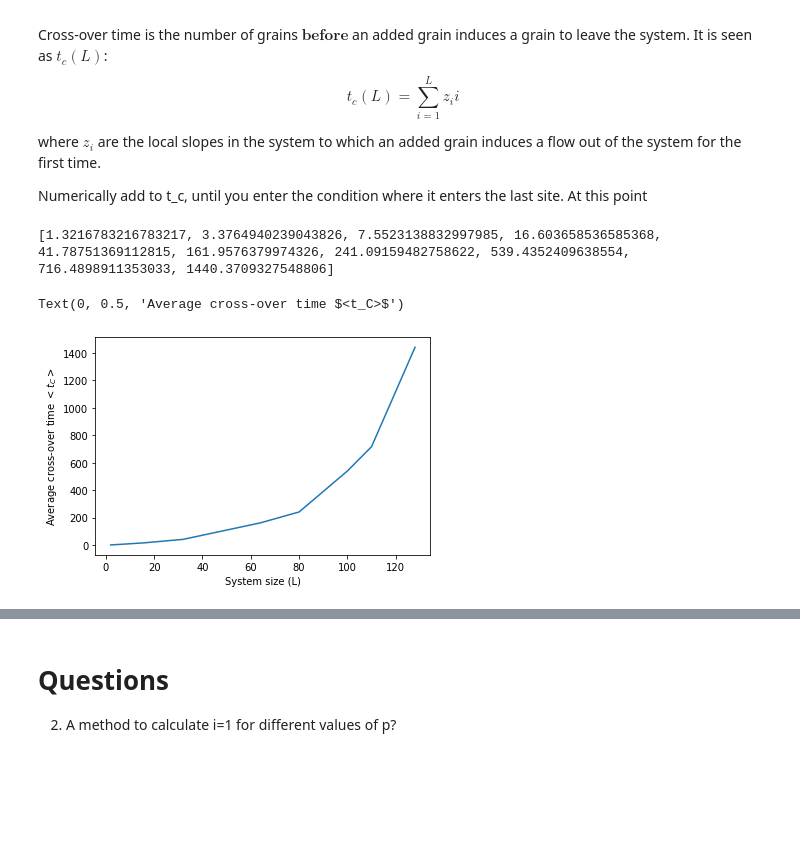
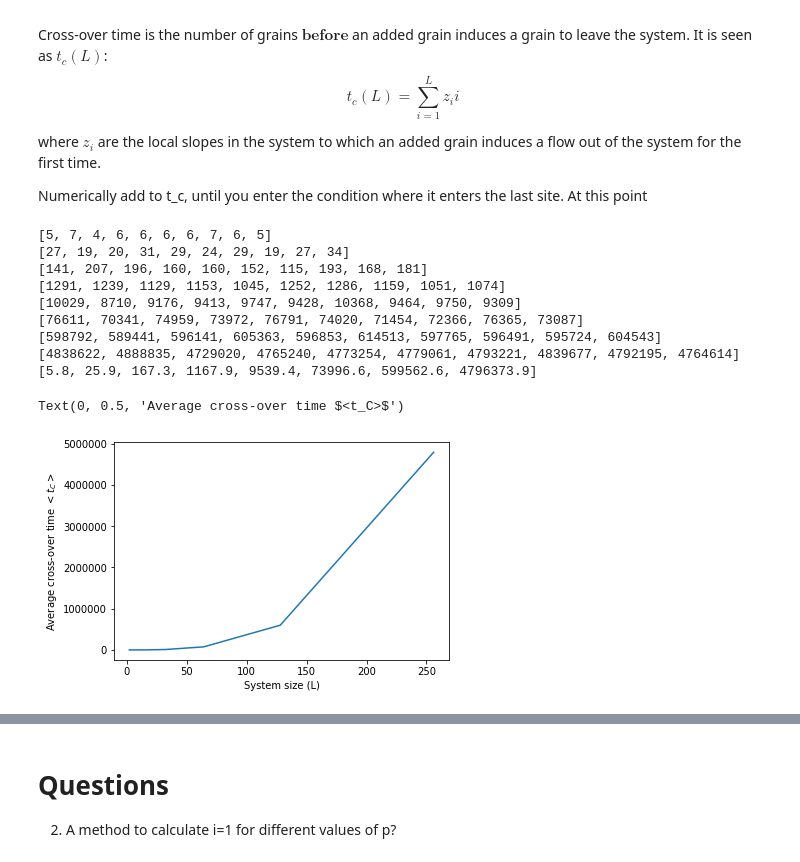
Before and after one commit to shaunfg/Complexity-Networks, a Jupyter notebook: Complexity_Project.ipynb, the cells around one changed output, grey strips where cells are left out. Drawn from its saved outputs; the diff is of its cells as text; code cells hidden in the pictures; blank space fills up the shorter version.

```diff
--- a/Complexity_Project.ipynb
+++ b/Complexity_Project.ipynb
@@ -242,6 +251,6 @@ This was shown from the test below
 # Test 3, p = 1, z_th = [1], Recurrent state should be L = 16
 BTW = Oslo(16,p = [1])
 BTW.run(plot= True,N_recurrents = 10,title = "Oslo to BTW (d=1)")
-
-print("Expected = {}, Model = {:.2f}".format(16,mean_height))
+time,height = BTW.get_heights(plot = False)
+print("Expected = {}, Model = {:.2f}".format(16,height[0]))
 # %% [output]
@@ -332,7 +342,8 @@ sizes = [2,4,8,16,32,64]
 Oslo_models = [Oslo(L) for L in sizes]
 
 for Oslo_L in Oslo_models:
-    Oslo_L.run(N_recurrents = 1000)
+    Oslo_L.run(N_runs = 5000)
+#     Oslo_L.run(N_recurrents = 1000)
     time,heights = Oslo_L.get_heights()
 plt.legend()
 # %% [output]
@@ -353,21 +364,33 @@ where $z_i$ are the local slopes in the system to which an added grain induces a
 
 Numerically add to t_c, until you enter the condition where it enters the last site. At this point
 # %%
-sizes = np.array([2,4,8,16,32,64,80,100,110,128])
+# sizes = np.array([2,4,8,16,32,64,80,100,110,129])
+sizes = np.array([2,4,8,16,32,64,128,256])
 Oslo_models = [Oslo(L) for L in sizes]
 
 avgs = []
 for Oslo_L in Oslo_models:
-    Oslo_L.run(N_recurrents = 1000)
-    time = Oslo_L.get_cross_over_times()
-    avg_time = np.mean(time)
+    times = []
+    for N in range(10):
+        Oslo_L.run(N_recurrents = 1)
+        times.append(Oslo_L.get_cross_over_times())
+    print(times)
+    avg_time = np.mean(times)
     avgs.append(avg_time)
 
 print(avgs)
 plt.plot(sizes,avgs)
 plt.xlabel("System size (L)")
 plt.ylabel("Average cross-over time $<t_C>$")
 # %% [output]
-[1.3216783216783217, 3.3764940239043826, 7.5523138832997985, 16.603658536585368, 41.78751369112815, 161.9576379974326, 241.09159482758622, 539.4352409638554, 716.4898911353033, 1440.3709327548806]
+[5, 7, 4, 6, 6, 6, 6, 7, 6, 5]
+[27, 19, 20, 31, 29, 24, 29, 19, 27, 34]
+[141, 207, 196, 160, 160, 152, 115, 193, 168, 181]
+[1291, 1239, 1129, 1153, 1045, 1252, 1286, 1159, 1051, 1074]
+[10029, 8710, 9176, 9413, 9747, 9428, 10368, 9464, 9750, 9309]
+[76611, 70341, 74959, 73972, 76791, 74020, 71454, 72366, 76365, 73087]
+[598792, 589441, 596141, 605363, 596853, 614513, 597765, 596491, 595724, 604543]
+[4838622, 4888835, 4729020, 4765240, 4773254, 4779061, 4793221, 4839677, 4792195, 4764614]
+[5.8, 25.9, 167.3, 1167.9, 9539.4, 73996.6, 599562.6, 4796373.9]
 Text(0, 0.5, 'Average cross-over time $<t_C>$')
-[figure, old version]
+[figure, new version]
```
Also changed, not shown: parts of 9 cells of this notebook.
